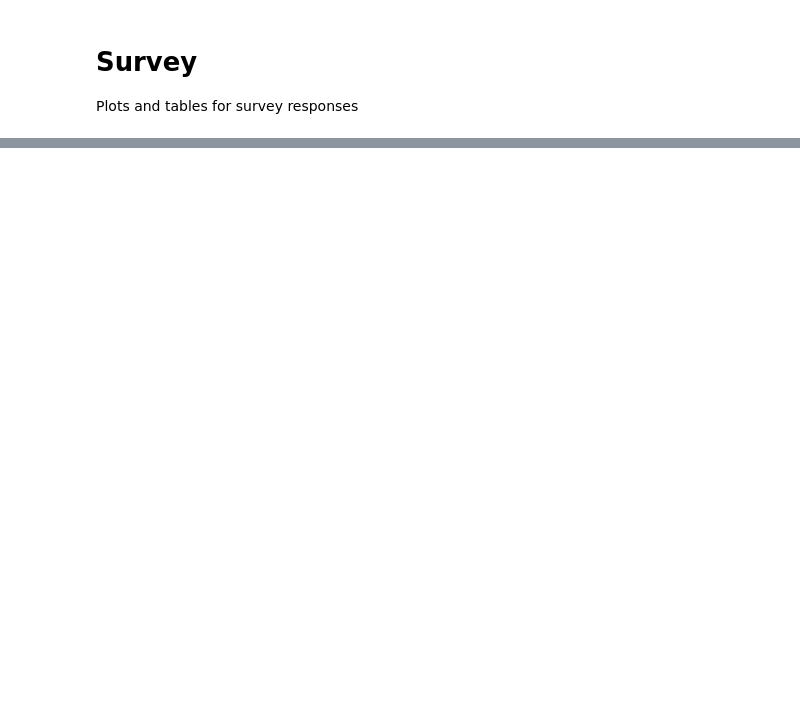
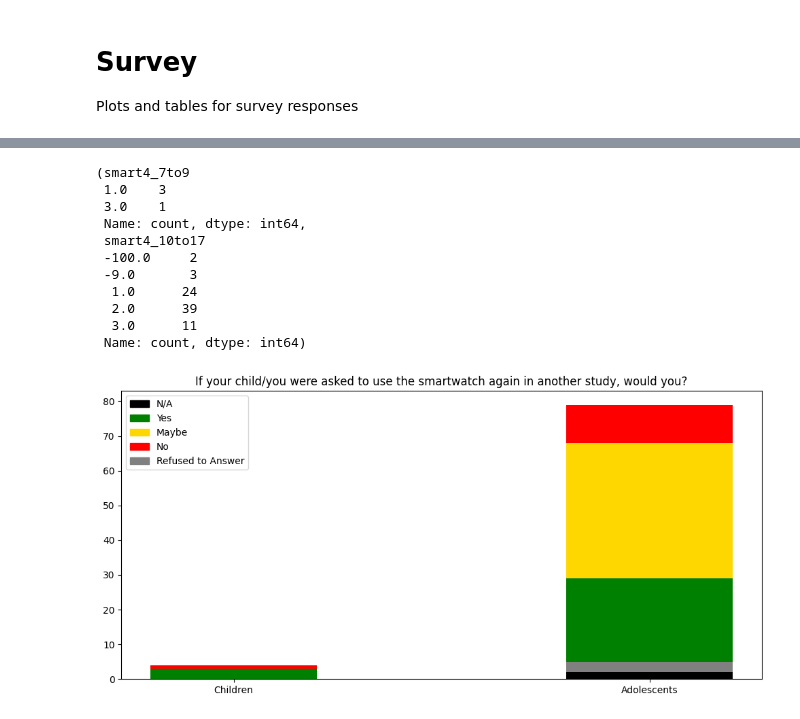
Before and after one commit to JGIBristol/seaco_smartwatch_paper, a Jupyter notebook: survey.ipynb, the cells around one changed output, grey strips where cells are left out. Drawn from its saved outputs; the diff is of its cells as text; code cells hidden in the pictures; blank space fills up the shorter version.

```diff
--- a/survey.ipynb
+++ b/survey.ipynb
@@ -105,0 +187,61 @@ len(adolescent_df), len(child_df)
+# %%
+"""
+Would you do it again?
+
+"""
+
+fig, axis = plt.subplots(figsize=(10, 5))
+
+child_counts = child_df["smart4_7to9"].value_counts(dropna=False)
+adolescent_counts = adolescent_df["smart4_10to17"].value_counts(dropna=False)
+
+# Fill NA with a negative value so it appears at the bottom of my plot
+na_val = -100
+child_counts.index = child_counts.index.fillna(na_val)
+adolescent_counts.index = adolescent_counts.index.fillna(na_val)
+
+child_counts.sort_index(inplace=True)
+adolescent_counts.sort_index(inplace=True)
+
+child_counts, adolescent_counts
+# Stacked bar chart
+color = {na_val: "k", 1.0: "g", 2.0: "gold", 3.0: "r", -9.0: "grey"}
+
+total = 0
+for val, count in child_counts.items():
+    axis.bar(0, count, color=color[val], label=i, bottom=total, width=0.4)
+    total += count
+
+total = 0
+for val, count in adolescent_counts.items():
+    axis.bar(1, count, color=color[val], label=i, bottom=total, width=0.4)
+    total += count
+
+axis.legend(
+    handles=[plt.Rectangle((0, 0), 1, 1, color=color[val]) for val in color],
+    labels=["N/A", "Yes", "Maybe", "No", "Refused to Answer"],
+)
+
+axis.set_xticks([0, 1], ["Children", "Adolescents"])
+
+axis.set_title(
+    "If your child/you were asked to use the smartwatch again in another study, would you?"
+)
+
+fig.tight_layout()
+fig.savefig(f"{img_dir}again.png")
+
+child_counts, adolescent_counts
+# %% [output]
+(smart4_7to9
+ 1.0    3
+ 3.0    1
+ Name: count, dtype: int64,
+ smart4_10to17
+ -100.0     2
+ -9.0       3
+  1.0      24
+  2.0      39
+  3.0      11
+ Name: count, dtype: int64)
+[figure, added]
```
Also changed, not shown: parts of 18 cells of this notebook.
